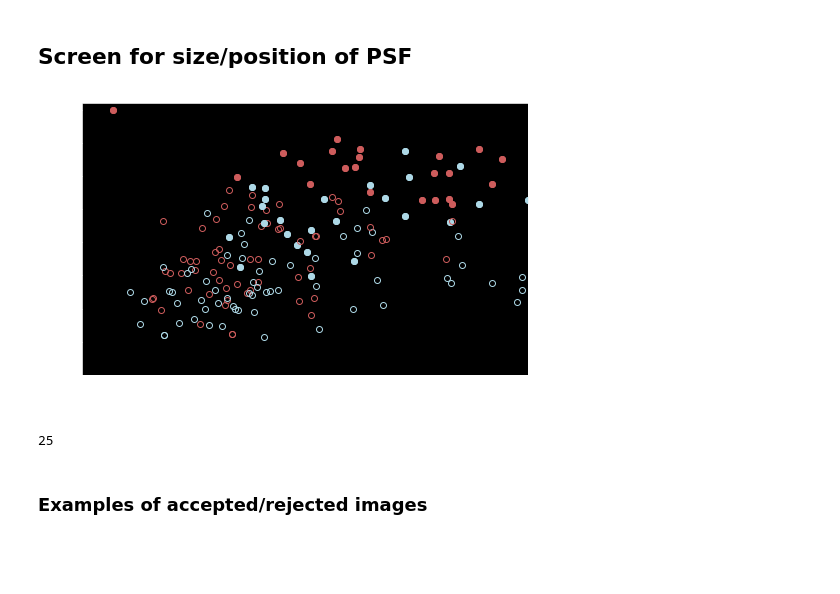
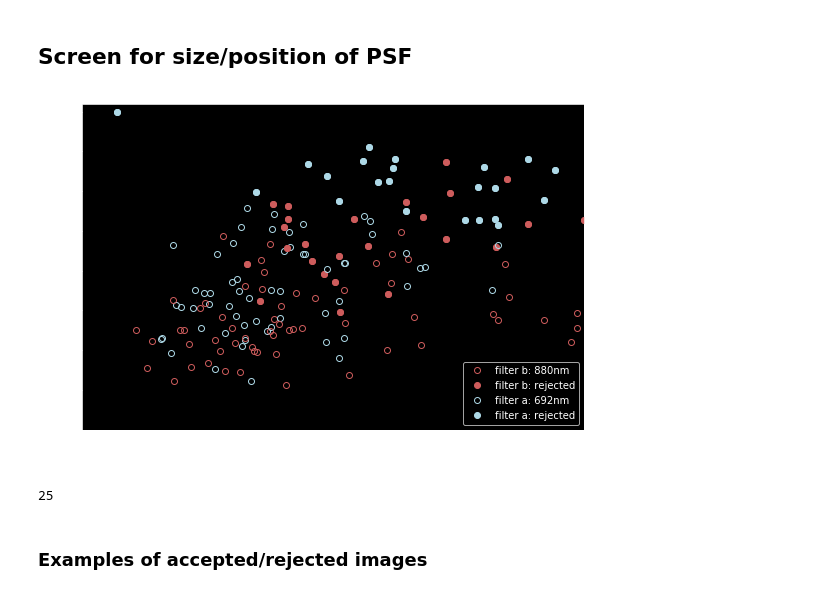
Before and after one commit to cahebert/speckles, a Jupyter notebook: Code/Data Processing.ipynb, the cells around one changed output. Cells and saved outputs as stored; diff of their text form; code cells hidden in the pictures; blank space fills up the shorter version.

```diff
--- a/Code/Data Processing.ipynb
+++ b/Code/Data Processing.ipynb
@@ -96,6 +101,6 @@ for file in fileNames[:int(len(fileNames)/2)]:
 # %%
-with open('./../Fits/centerOfMassA.p', 'wb') as file:
-    pickle.dump(comDictA, file)
-with open('./../Fits/fwhmA.p', 'wb') as file:
-    pickle.dump(fwhmDictA, file)
+with open('./../Fits/centerOfMassA.p', 'rb') as file:
+    comDictA = pickle.load(file)
+with open('./../Fits/fwhmA.p', 'rb') as file:
+    fwhmDictA = pickle.load(file)
 # %%
@@ -119,37 +129,42 @@ for file in fileNames[int(len(fileNames)/2):]:
 # %%
-with open('./../Fits/centerOfMassB.p', 'wb') as file:
-    pickle.dump(comDictB, file)
-with open('./../Fits/fwhmB.p', 'wb') as file:
-    pickle.dump(fwhmDictB, file)
+with open('./../Fits/centerOfMassB.p', 'rb') as file:
+    comDictB = pickle.load(file)
+with open('./../Fits/fwhmB.p', 'rb') as file:
+    fwhmDictB = pickle.load(file)
 # %%
 rejected = 0
-plt.figure(figsize=(8,5))
+plt.figure(figsize=(9,6))
 
 for (k, v) in comDictB.items():
     k_a = k.split('_')[0] + '_a_' + k.split('_')[-1]
-#     if k == 'img_b_025.fits':
-#         plt.plot(v, fwhmDictB[k], 'o', color='lightblue', fillstyle='none', label='filter b')
-#         plt.plot(comDictA[k_a], fwhmDictA[k_a], 'o', color='indianred', fillstyle='none', label='filter a')
-#         plt.plot(v, fwhmDictB[k], 'o', color='lightblue', label='b; rejected')
-#         plt.plot(comDictA[k_a], fwhmDictA[k_a], 'o', color='indianred', label='a; rejected')
-
-    plt.plot(v, fwhmDictB[k], 'o', color='lightblue', fillstyle='none')
-    plt.plot(comDictA[k_a], fwhmDictA[k_a], 'o', color='indianred', fillstyle='none')
+    plt.plot(v, fwhmDictB[k], 'o', color='indianred', fillstyle='none')
+    plt.plot(comDictA[k_a], fwhmDictA[k_a], 'o', color='lightblue', fillstyle='none')
 
     if v + 2*fwhmDictB[k] >= 128 or comDictA[k_a] + 2*fwhmDictA[k_a] >= 128:
         rejected += 1
-        plt.plot(v, fwhmDictB[k], 'o', color='lightblue')
-        plt.plot(comDictA[k_a], fwhmDictA[k_a], 'o', color='indianred')
+        plt.plot(v, fwhmDictB[k], 'o', color='indianred')
+        plt.plot(comDictA[k_a], fwhmDictA[k_a], 'o', color='lightblue')
 
 plt.xlabel('PSF center offset (center of mass)', fontsize=12)
 plt.ylabel('PSF size (FWHM)', fontsize=12)
 plt.ylim([0,82])
 plt.xlim([-1,35])
-# plt.legend()
+
+#custom legend
+from matplotlib.lines import Line2D
+legend_elements = [Line2D([0], [0], color='indianred', lw=0, marker='o', fillstyle='none',
+                          label='filter b: 880nm'),
+                   Line2D([0], [0], color='indianred', lw=0, marker='o', label='filter b: rejected'),
+                   Line2D([0], [0], color='lightblue', lw=0, marker='o', fillstyle='none',
+                          label='filter a: 692nm'),
+                   Line2D([0], [0], color='lightblue', lw=0, marker='o', label='filter a: rejected')
+                  ]
+
+plt.legend(handles=legend_elements)
 plt.show()
 print(rejected)
 # %% [output]
-[figure, old version]
+[figure, new version]
 25
 # %% [markdown]
 ### Examples of accepted/rejected images
```
Also changed, not shown: parts of 3 cells of this notebook, 11 other files.
